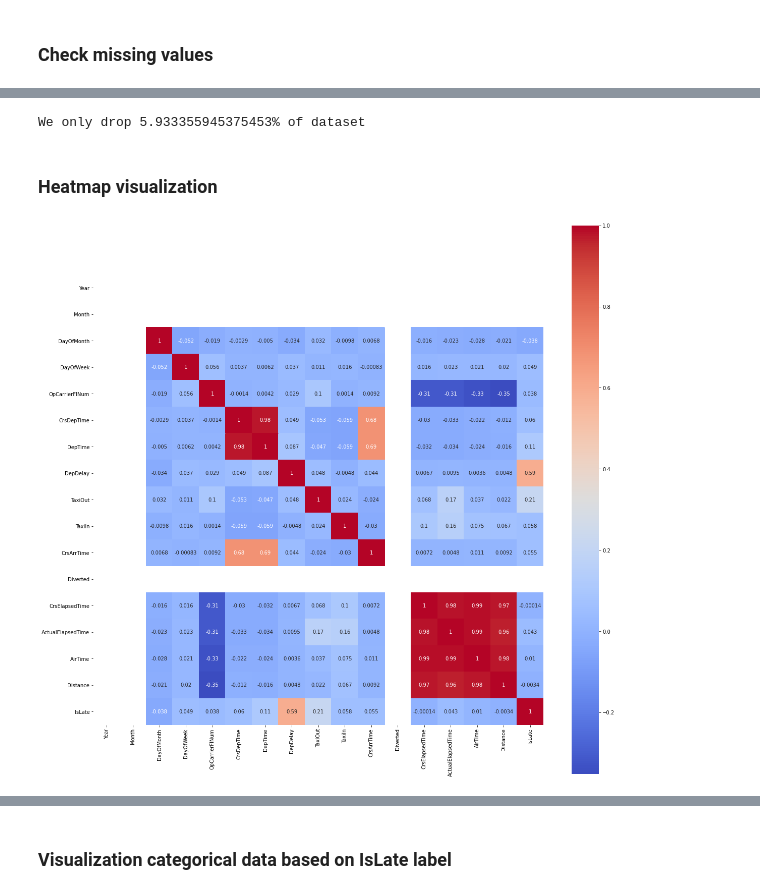
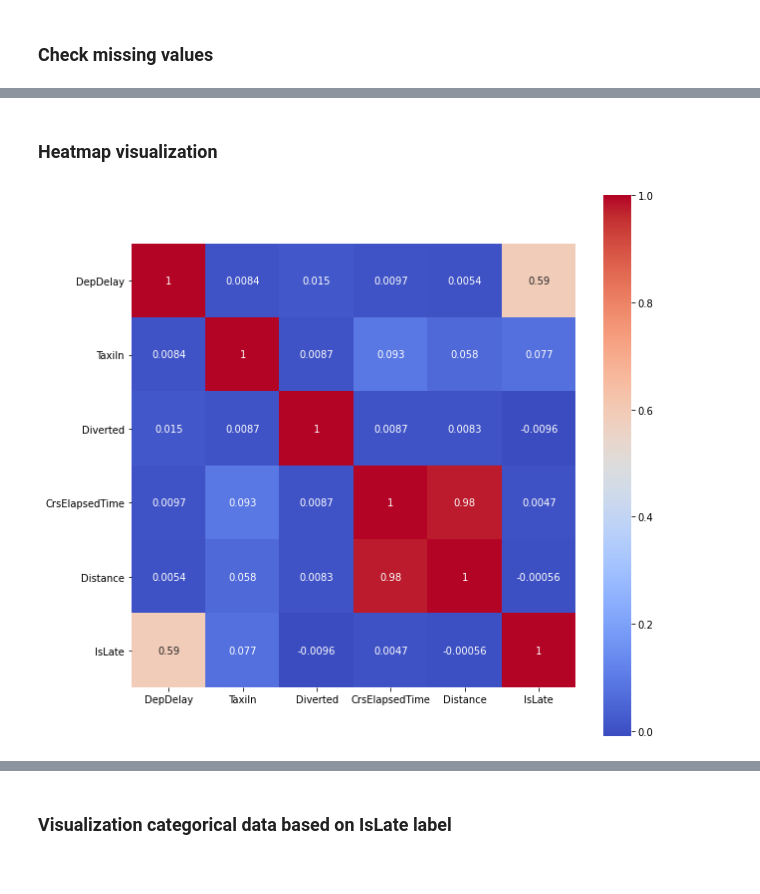
Before and after one commit to tailtq/ml-learning, a Jupyter notebook: ml-08/04_airline_delay_causes.ipynb, the cells around one changed output, grey strips where cells are left out. Saved outputs shown, nothing was run; the diff lists cells and outputs as text; code cells hidden in the pictures.

```diff
--- a/ml-08/04_airline_delay_causes.ipynb
+++ b/ml-08/04_airline_delay_causes.ipynb
@@ -64,22 +110,24 @@ df
 # %%
-# we first ignore the canceled flights because we only predict the flights are late or not
-# df = df[df["Cancelled"] == False]
-# because we only classify whether the flight is late or not, so we have to drop the other delay columns
-df = df.drop(["CarrierDelay",
-              "WeatherDelay",
-              "NasDelay",
-              "SecurityDelay",
-              "LateAircraftDelay",
-              "Cancelled",
-              "CancellationCode",
-              # flights feature doesn't seem to have any meaning
-              "Flights"], axis=1)
-
 # define label for dataset
 df["IsLate"] = df["ArrDelay"].apply(lambda x: x > 30)
-# besides, there are no reason to keep ArrTime and ArrDelay anymore, they don't have any specific role in this requirements
-# and can potentially harm the model's result
-df = df.drop(["ArrTime", "ArrDelay"], axis=1)
+
+# we first ignore the canceled flights because we only predict the flights are late or not
+df = df[df["Cancelled"] == False]
+# because we only classify whether the flight is late or not, so we have to drop the other delay columns
+df = df.drop(["Cancelled",
+              "CancellationCode",
+              # drop columns which don't have value in departure time
+              "TaxiOut",
+              "ActualElapsedTime",
+              "AirTime",
+              "ArrTime",
+              "ArrDelay",
+              # flights feature doesn't seem to have any meaning (always equal 1)
+              "Flights",
+              # not in the feature list
+              "OpCarrierFlNum",
+              # because we only gather data in one year, "year" feature doesn't seem to have any effect
+              "Year"], axis=1)
 # %% [markdown]
 ## Exploratory Data Analysis
 # %%
@@ -240,18 +219,13 @@ Total diff between ActualElapsedTime & AirTime: 0
 # %%
-total_drop = nan_summary.values.sum() - nan_summary["AirTime"]
-print(f"We only drop {total_drop / len(df) * 100}% of dataset")
-
 # the missing value is not really significant => drop all missing vlaue
 df = df.dropna()
-# %% [output]
-We only drop 5.933355945375453% of dataset
 # %% [markdown]
 ### Heatmap visualization
 # %%
-fig, ax = plt.subplots(1, 1, figsize=(20, 20))
+fig, ax = plt.subplots(1, 1, figsize=(10, 10))
 sns.heatmap(df.corr(), annot=True, square=True, cmap="coolwarm", ax=ax);
 
 # the scheduled time & actual time is strictly correlated -> should get the difference
 # airtime & distance are also correlated with actual & schedule elapsed time
 # %% [output]
-[figure, old version]
+[figure, new version]
```
Also changed, not shown: parts of 24 cells of this notebook, 2 other files.
